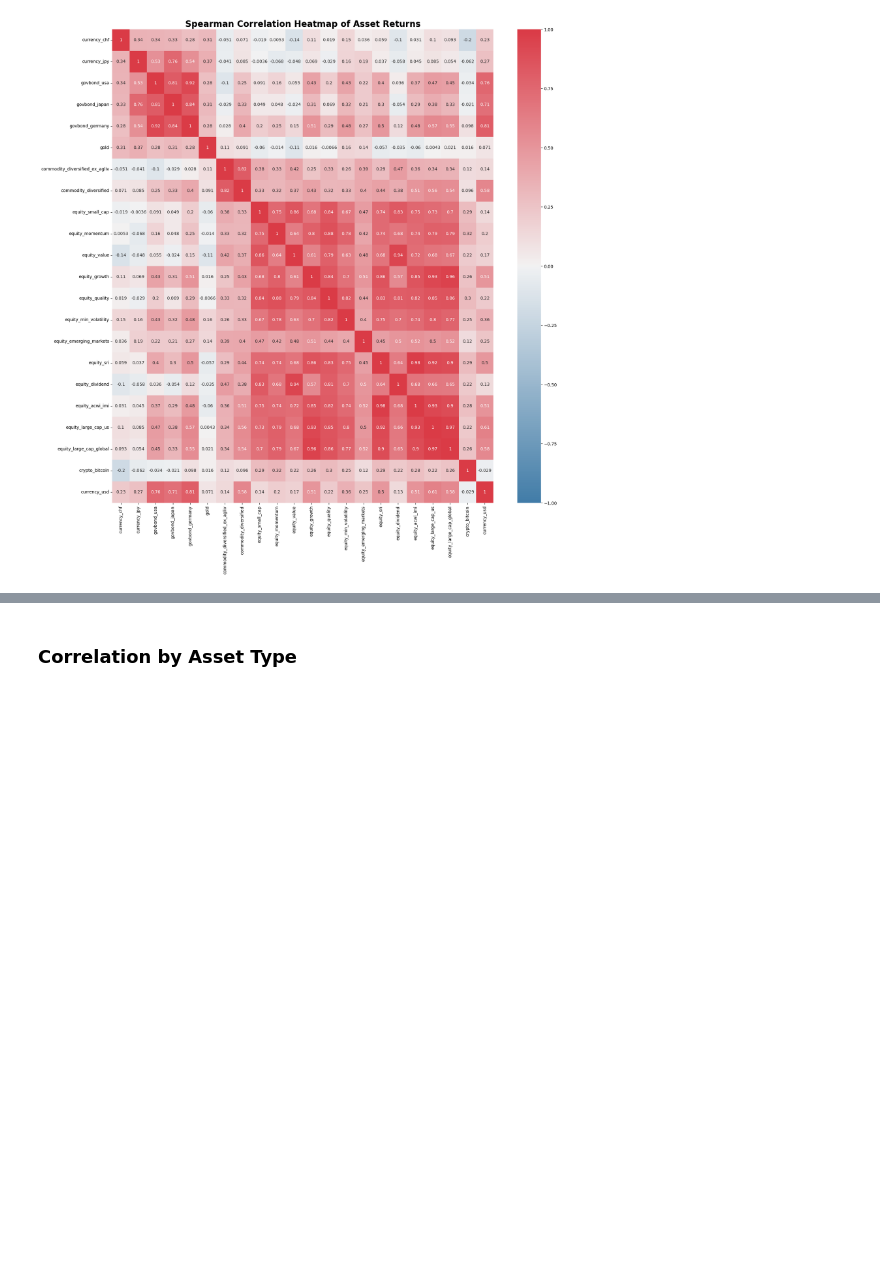
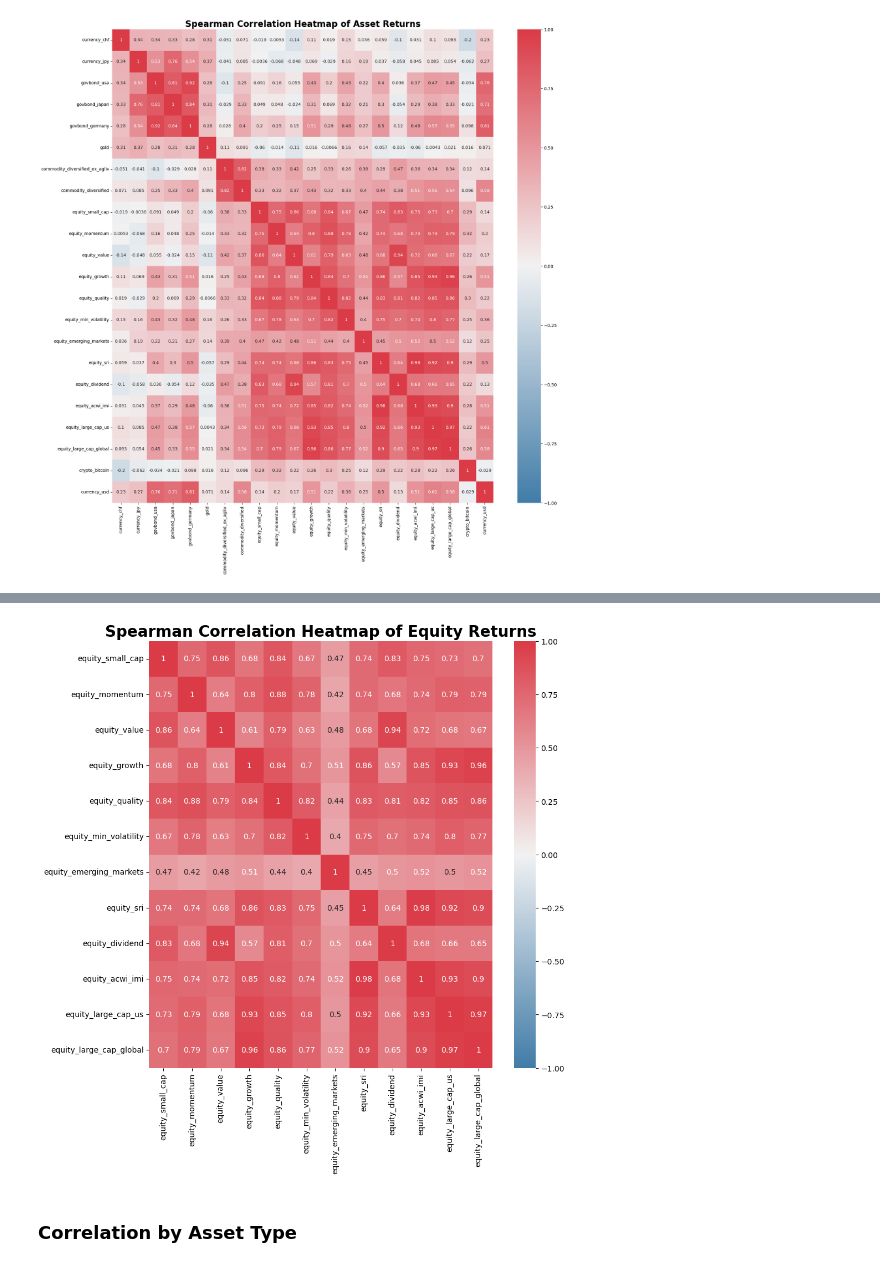
Before and after one commit to JAlbertOfficial/rebalytics, a Jupyter notebook: notebooks/02_data_exploration_processing.ipynb, the cells around one changed output, grey strips where cells are left out. Drawn from its saved outputs; the diff is of its cells as text; code cells hidden in the pictures; blank space fills up the shorter version.

```diff
--- a/notebooks/02_data_exploration_processing.ipynb
+++ b/notebooks/02_data_exploration_processing.ipynb
@@ -374,3 +396,16 @@ plt.show()  # Display the plot
+# %%
+# Spearman correlation for equity columns
+correlation_matrix_spearman_equity = df_equity_returns.corr(method='spearman')
+
+# Create the heatmap to display the Spearman correlation matrix for equities
+plt.figure(figsize=(10, 10))  # Set the figure size
+sns.heatmap(correlation_matrix_spearman_equity, annot=True, cmap=cmap, vmin=-1, vmax=1)  # Plot the heatmap with annotations
+
+# Set a more descriptive and formatted title for the plot
+plt.title('Spearman Correlation Heatmap of Equity Returns', fontsize=20, fontweight='bold')
+plt.show()
+# %% [output]
+[figure, added]
 # %% [markdown]
 ### Correlation by Asset Type
 # %%
```
Also changed, not shown: parts of 2 cells of this notebook.
